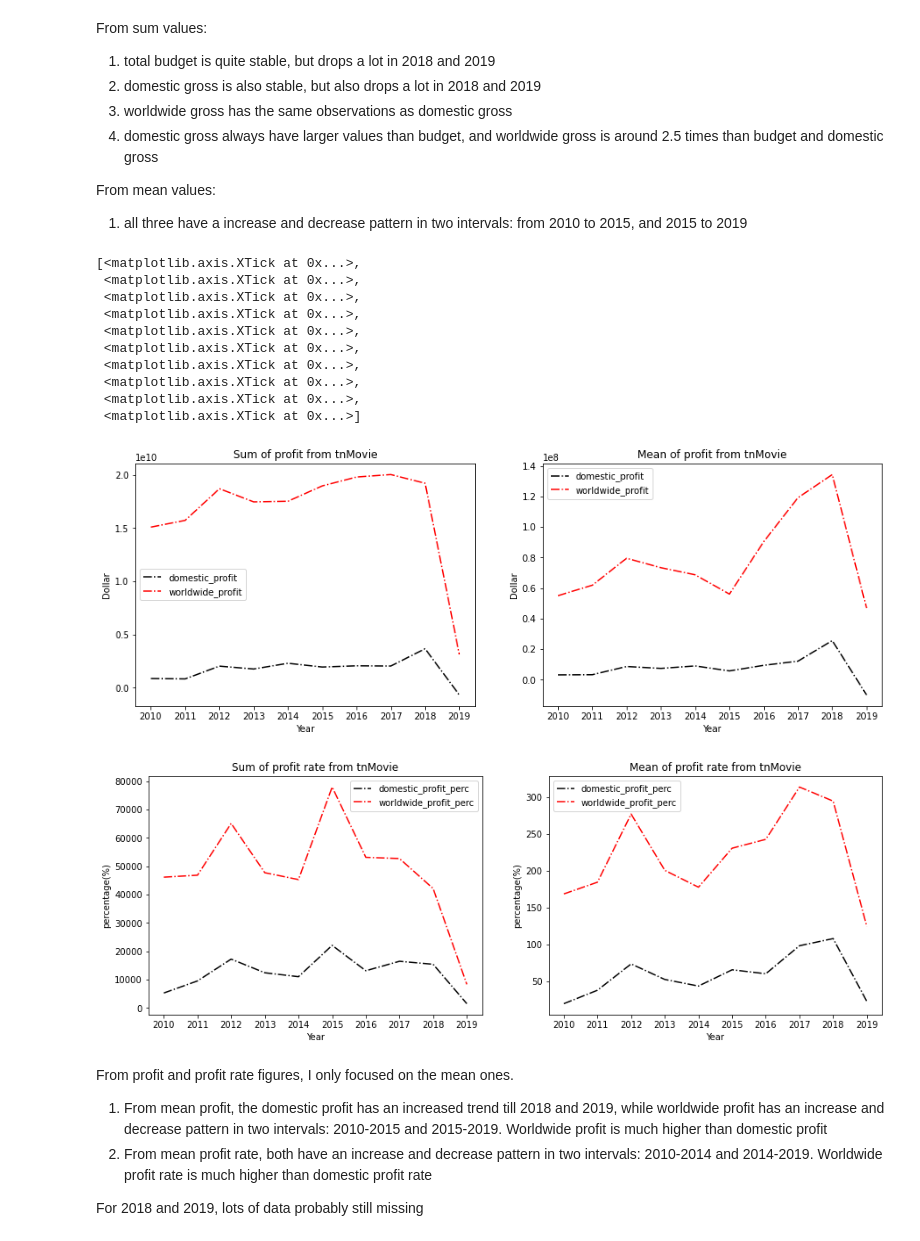
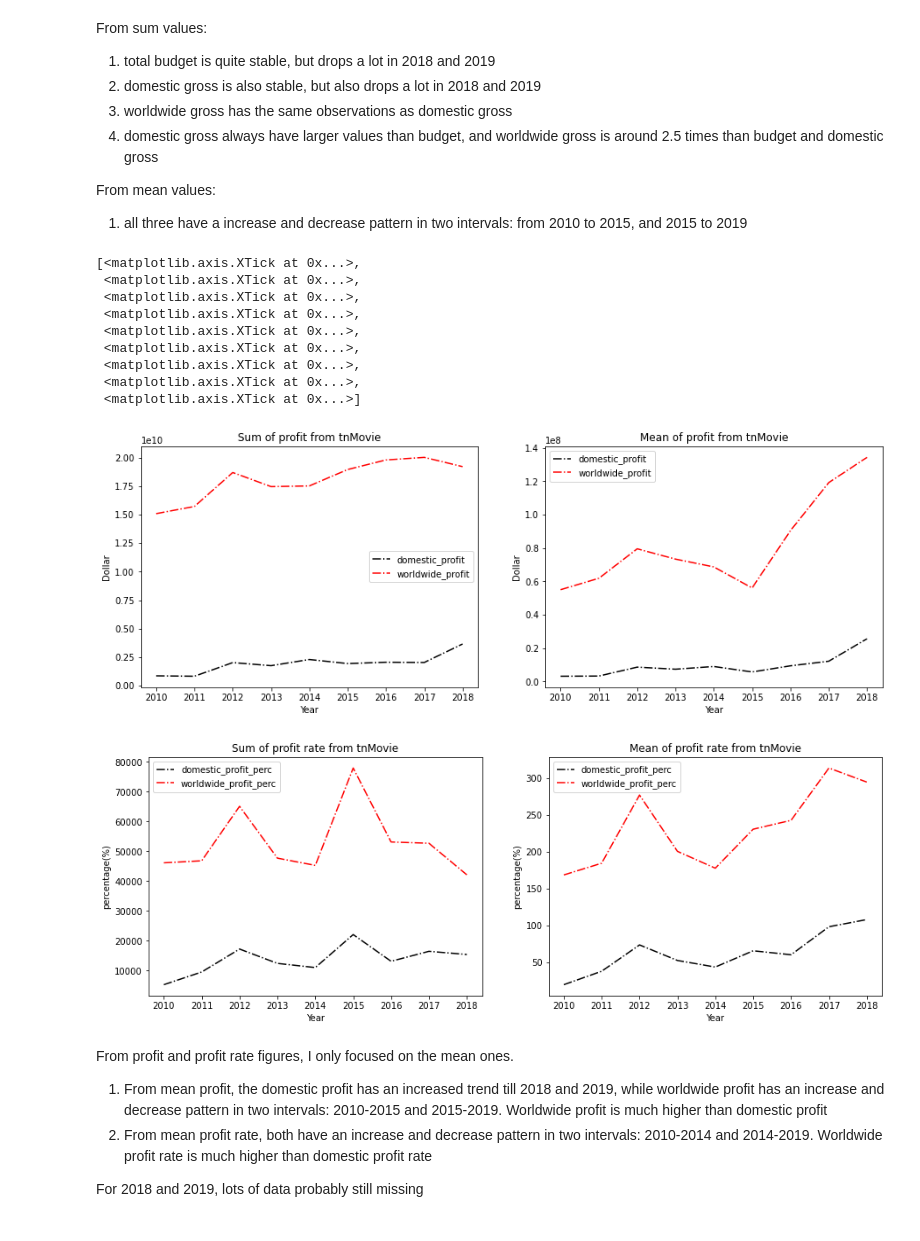
Before and after one commit to eegshou/dsc-mod-1-project-v2-1-online-ds-sp-000, a Jupyter notebook: student.ipynb, the cells around one changed output. Drawn from its saved outputs; the diff is of its cells as text; code cells hidden in the pictures.

```diff
--- a/student.ipynb
+++ b/student.ipynb
@@ -555,51 +554,50 @@ From mean values:
 # %%
 # 2) curve plot of sum and mean for profit and profit rate
 fig, (ax1, ax2)  = plt.subplots(1, 2, figsize = (15, 5))
-ax1.plot(tnMovie_Budgets_sum.index[-11:-1],tnMovie_Budgets_sum['domestic_profit'][-11:-1], label = "domestic_profit",color = "black",linestyle = "-.")
-ax1.plot(tnMovie_Budgets_sum.index[-11:-1],tnMovie_Budgets_sum['worldwide_profit'][-11:-1], label = "worldwide_profit",color = "red",linestyle = "-.")
+ax1.plot(tnMovie_Budgets_sum.index[-11:-2],tnMovie_Budgets_sum['domestic_profit'][-11:-2], label = "domestic_profit",color = "black",linestyle = "-.")
+ax1.plot(tnMovie_Budgets_sum.index[-11:-2],tnMovie_Budgets_sum['worldwide_profit'][-11:-2], label = "worldwide_profit",color = "red",linestyle = "-.")
 ax1.legend()
 ax1.set_xlabel('Year')
 ax1.set_ylabel('Dollar')
 ax1.set_title('Sum of profit from tnMovie')
-ax1.set_xticks(tnMovie_Budgets_sum.index[-11:-1])
+ax1.set_xticks(tnMovie_Budgets_sum.index[-11:-2])
 
-ax2.plot(tnMovie_Budgets_mean.index[-11:-1],tnMovie_Budgets_mean['domestic_profit'][-11:-1], label = "domestic_profit",color = "black",linestyle = "-.")
-ax2.plot(tnMovie_Budgets_mean.index[-11:-1],tnMovie_Budgets_mean['worldwide_profit'][-11:-1], label = "worldwide_profit",color = "red",linestyle = "-.")
+ax2.plot(tnMovie_Budgets_mean.index[-11:-2],tnMovie_Budgets_mean['domestic_profit'][-11:-2], label = "domestic_profit",color = "black",linestyle = "-.")
+ax2.plot(tnMovie_Budgets_mean.index[-11:-2],tnMovie_Budgets_mean['worldwide_profit'][-11:-2], label = "worldwide_profit",color = "red",linestyle = "-.")
 ax2.legend()
 ax2.set_xlabel('Year')
 ax2.set_ylabel('Dollar')
 ax2.set_title('Mean of profit from tnMovie')
-ax2.set_xticks(tnMovie_Budgets_sum.index[-11:-1])
+ax2.set_xticks(tnMovie_Budgets_sum.index[-11:-2])
 
 fig, (ax1, ax2)  = plt.subplots(1, 2, figsize = (15, 5))
-ax1.plot(tnMovie_Budgets_sum.index[-11:-1],tnMovie_Budgets_sum['domestic_profit_perc'][-11:-1], label = "domestic_profit_perc",color = "black",linestyle = "-.")
-ax1.plot(tnMovie_Budgets_sum.index[-11:-1],tnMovie_Budgets_sum['worldwide_profit_perc'][-11:-1], label = "worldwide_profit_perc",color = "red",linestyle = "-.")
+ax1.plot(tnMovie_Budgets_sum.index[-11:-2],tnMovie_Budgets_sum['domestic_profit_perc'][-11:-2], label = "domestic_profit_perc",color = "black",linestyle = "-.")
+ax1.plot(tnMovie_Budgets_sum.index[-11:-2],tnMovie_Budgets_sum['worldwide_profit_perc'][-11:-2], label = "worldwide_profit_perc",color = "red",linestyle = "-.")
 ax1.legend()
 ax1.set_xlabel('Year')
 ax1.set_ylabel('percentage(%)')
 ax1.set_title('Sum of profit rate from tnMovie')
-ax1.set_xticks(tnMovie_Budgets_sum.index[-11:-1])
+ax1.set_xticks(tnMovie_Budgets_sum.index[-11:-2])
 
-ax2.plot(tnMovie_Budgets_mean.index[-11:-1],tnMovie_Budgets_mean['domestic_profit_perc'][-11:-1], label = "domestic_profit_perc",color = "black",linestyle = "-.")
-ax2.plot(tnMovie_Budgets_mean.index[-11:-1],tnMovie_Budgets_mean['worldwide_profit_perc'][-11:-1], label = "worldwide_profit_perc",color = "red",linestyle = "-.")
+ax2.plot(tnMovie_Budgets_mean.index[-11:-2],tnMovie_Budgets_mean['domestic_profit_perc'][-11:-2], label = "domestic_profit_perc",color = "black",linestyle = "-.")
+ax2.plot(tnMovie_Budgets_mean.index[-11:-2],tnMovie_Budgets_mean['worldwide_profit_perc'][-11:-2], label = "worldwide_profit_perc",color = "red",linestyle = "-.")
 ax2.legend()
 ax2.set_xlabel('Year')
 ax2.set_ylabel('percentage(%)')
 ax2.set_title('Mean of profit rate from tnMovie')
-ax2.set_xticks(tnMovie_Budgets_sum.index[-11:-1])
+ax2.set_xticks(tnMovie_Budgets_sum.index[-11:-2])
 # %% [output]
 [<matplotlib.axis.XTick at 0x...>,
  <matplotlib.axis.XTick at 0x...>,
  <matplotlib.axis.XTick at 0x...>,
  <matplotlib.axis.XTick at 0x...>,
  <matplotlib.axis.XTick at 0x...>,
  <matplotlib.axis.XTick at 0x...>,
  <matplotlib.axis.XTick at 0x...>,
  <matplotlib.axis.XTick at 0x...>,
- <matplotlib.axis.XTick at 0x...>,
  <matplotlib.axis.XTick at 0x...>]
-[figure, old version]
+[figure, new version]
-[figure, old version]
+[figure, new version]
 # %% [markdown]
 From profit and profit rate figures, I only focused on the mean ones.
 1) From mean profit, the domestic profit has an increased trend till 2018 and 2019, while worldwide profit has an increase and decrease pattern in two intervals: 2010-2015 and 2015-2019. Worldwide profit is much higher than domestic profit
```
Also changed, not shown: parts of 3 cells of this notebook, 2 other files.
